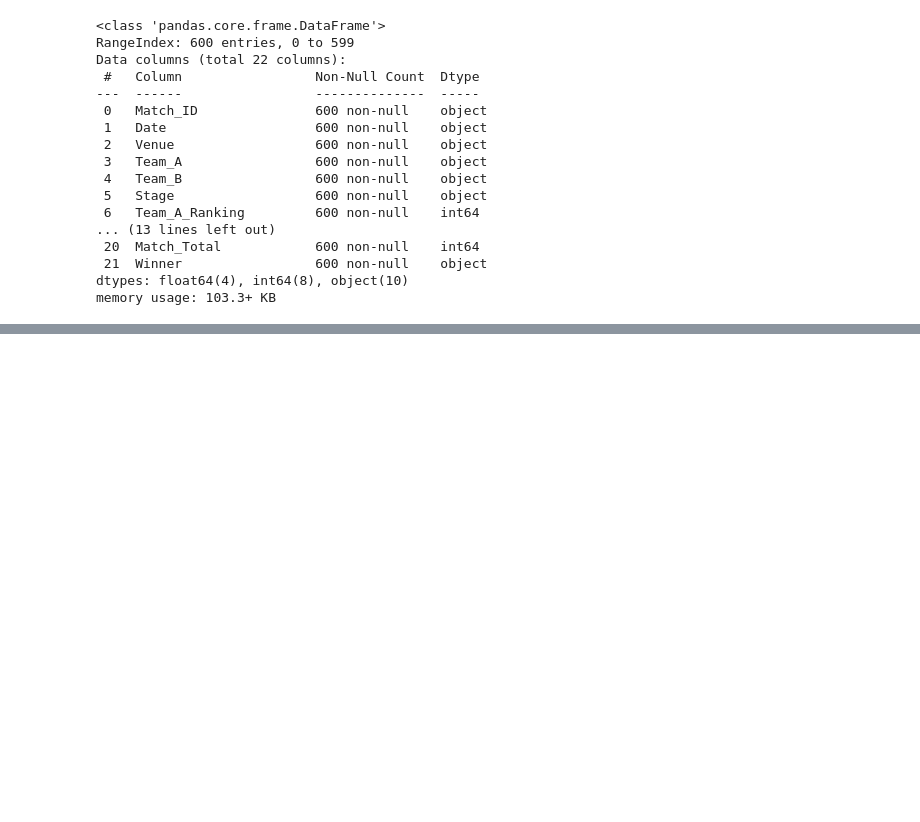
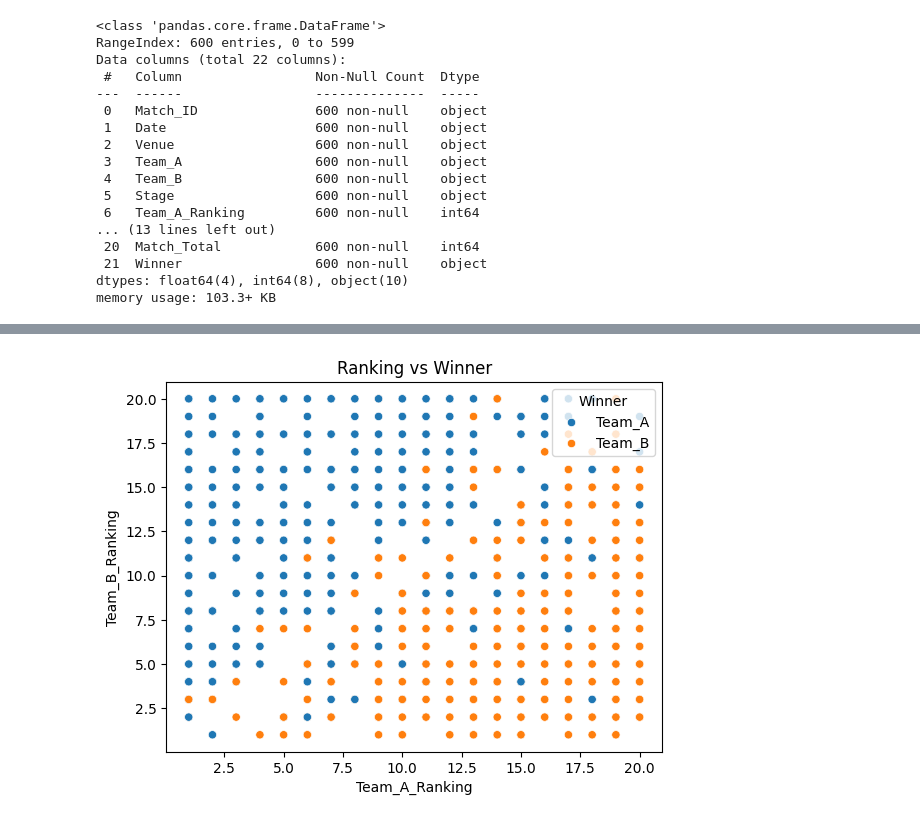
Before and after one commit to Priyanshu6yadav/Machine-Learning, a Jupyter notebook: 2026 t20 match/t20_dataset.ipynb, the cells around one changed output, grey strips where cells are left out. Cells and saved outputs as stored; diff of their text form; code cells hidden in the pictures; blank space fills up the shorter version.

```diff
--- a/2026 t20 match/t20_dataset.ipynb
+++ b/2026 t20 match/t20_dataset.ipynb
@@ -93,0 +151,13 @@ plt.show()
+# %%
+# Rank vs Winning
+
+sns.scatterplot(
+    x = 'Team_A_Ranking',
+    y = 'Team_B_Ranking',
+    hue='Winner',
+    data= full_data
+)
+plt.title('Ranking vs Winner')
+plt.show()
+# %% [output]
+[figure, added]
```
Also changed, not shown: parts of 20 cells of this notebook.
